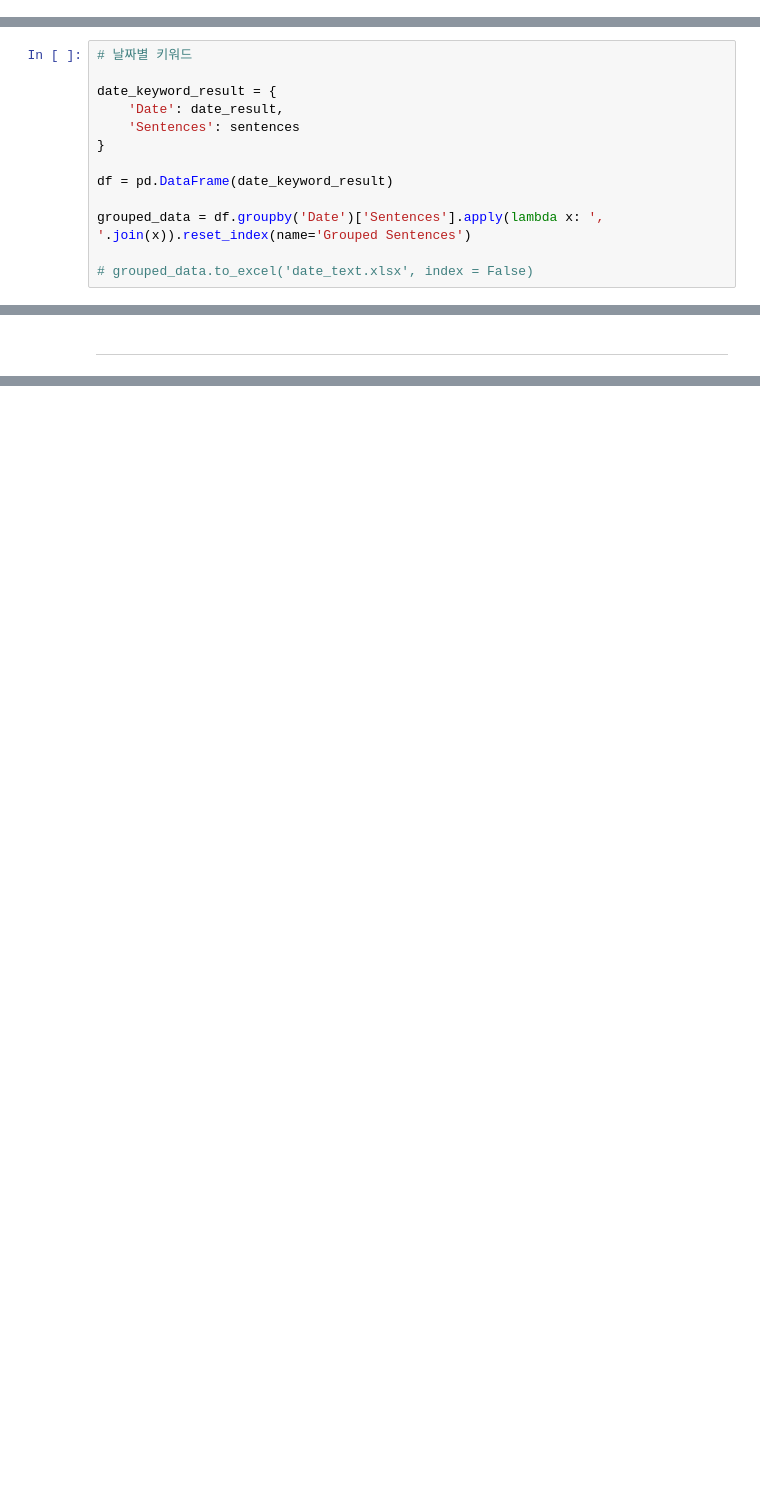
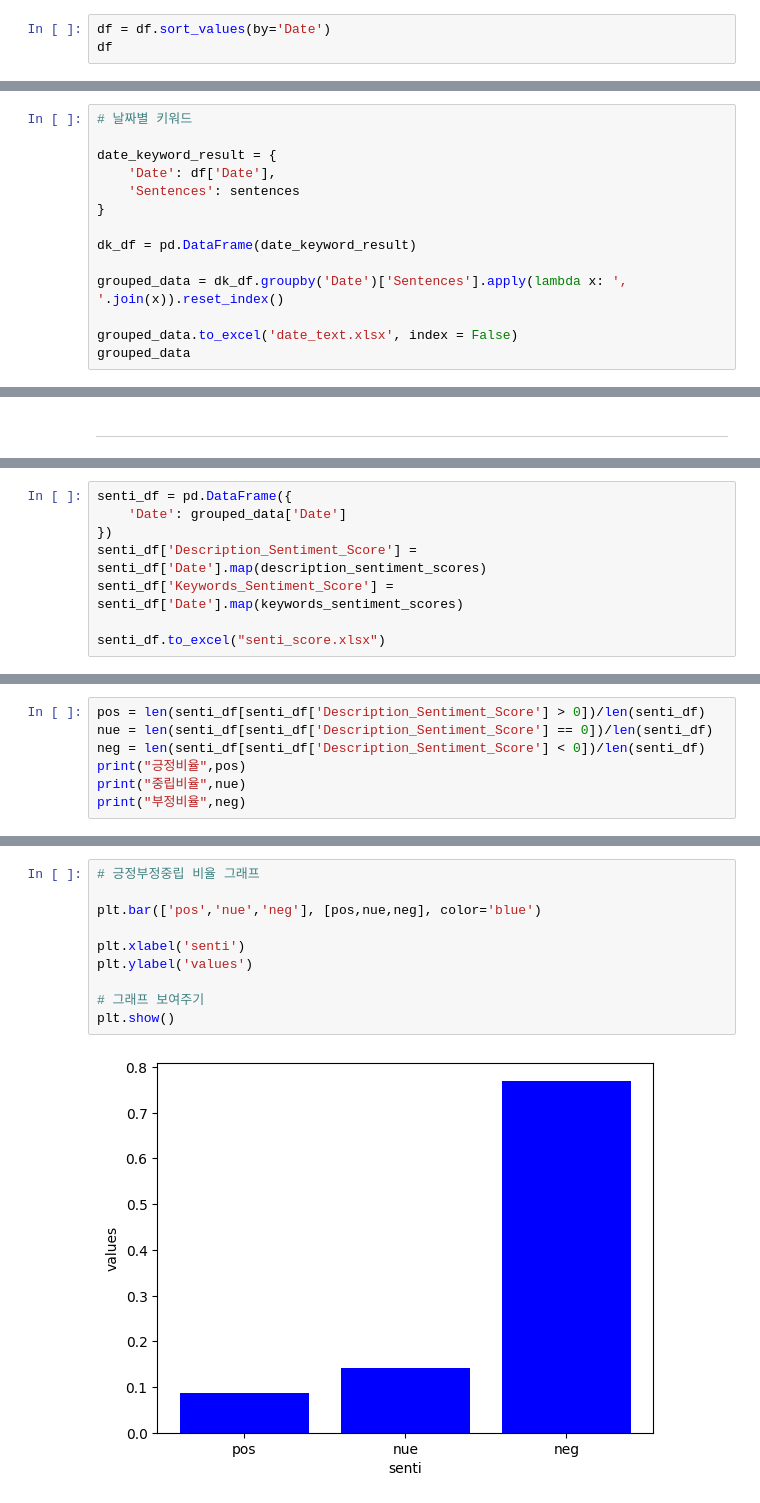
Before and after one commit to geun-hyoung/StockPredictionByTextMining, a Jupyter notebook: txt_.ipynb, the cells around one changed output, grey strips where cells are left out. Cells and saved outputs as stored; diff of their text form; blank space fills up the shorter version.

```diff
--- a/txt_.ipynb
+++ b/txt_.ipynb
@@ -44,0 +64,3 @@ Name: Newspaper, Length: 13002, dtype: object
+# %%
+df = df.sort_values(by='Date')
+df
@@ -395,12 +331,13 @@ add_results_to_excel(sentences, 'analysis_results.xlsx')
 # 날짜별 키워드
 
 date_keyword_result = {
-    'Date': date_result,
+    'Date': df['Date'],
     'Sentences': sentences
 }
 
-df = pd.DataFrame(date_keyword_result)
+dk_df = pd.DataFrame(date_keyword_result)
 
-grouped_data = df.groupby('Date')['Sentences'].apply(lambda x: ', '.join(x)).reset_index(name='Grouped Sentences')
+grouped_data = dk_df.groupby('Date')['Sentences'].apply(lambda x: ', '.join(x)).reset_index()
 
-# grouped_data.to_excel('date_text.xlsx', index = False)
+grouped_data.to_excel('date_text.xlsx', index = False)
+grouped_data
@@ -471,0 +510,8 @@ data_senti.to_excel('sentiments.xlsx', index=False)
+# %%
+senti_df = pd.DataFrame({
+    'Date': grouped_data['Date']
+})
+senti_df['Description_Sentiment_Score'] = senti_df['Date'].map(description_sentiment_scores)
+senti_df['Keywords_Sentiment_Score'] = senti_df['Date'].map(keywords_sentiment_scores)
+
+senti_df.to_excel("senti_score.xlsx")
@@ -471,0 +604,7 @@ data_senti.to_excel('sentiments.xlsx', index=False)
+# %%
+pos = len(senti_df[senti_df['Description_Sentiment_Score'] > 0])/len(senti_df)
+nue = len(senti_df[senti_df['Description_Sentiment_Score'] == 0])/len(senti_df)
+neg = len(senti_df[senti_df['Description_Sentiment_Score'] < 0])/len(senti_df)
+print("긍정비율",pos)
+print("중립비율",nue)
+print("부정비율",neg)
@@ -471,0 +615,12 @@ data_senti.to_excel('sentiments.xlsx', index=False)
+# %%
+# 긍정부정중립 비율 그래프
+
+plt.bar(['pos','nue','neg'], [pos,nue,neg], color='blue')
+
+plt.xlabel('senti')
+plt.ylabel('values')
+
+# 그래프 보여주기
+plt.show()
+# %% [output]
+[figure, added]
```
Also changed, not shown: parts of 43 cells of this notebook.
